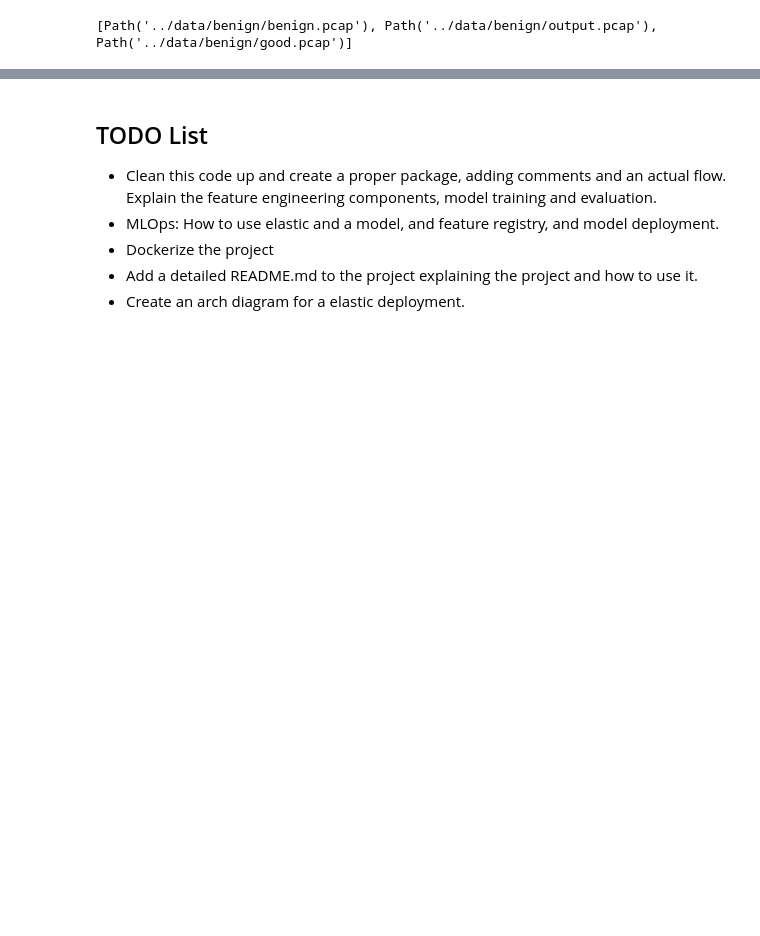
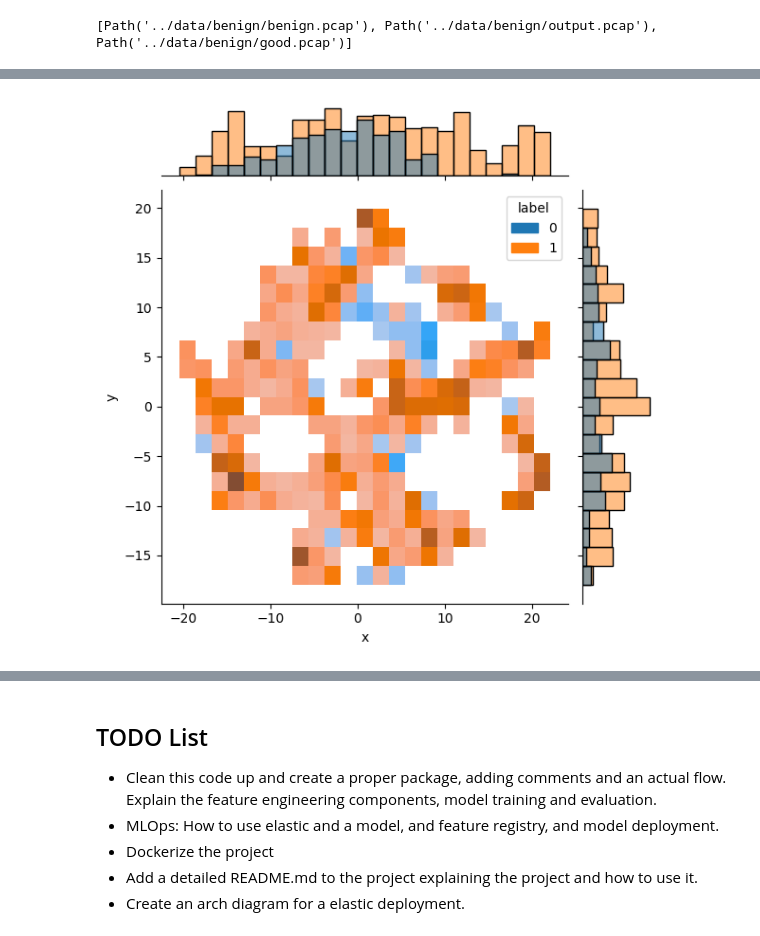
Before and after one commit to khannay/mdetect, a Jupyter notebook: nbs/00_core.ipynb, the cells around one changed output, grey strips where cells are left out. Cells and saved outputs as stored; diff of their text form; code cells hidden in the pictures; blank space fills up the shorter version.

```diff
--- a/nbs/00_core.ipynb
+++ b/nbs/00_core.ipynb
@@ -1210,3 +1064,22 @@ Ten most important features
+# %%
+# Create an tsne embedding of the data and show the labels from y_train
+
+
+import numpy as np
+from sklearn.manifold import TSNE
+import matplotlib.pyplot as plt
+import pandas as pd
+import seaborn as sns
+TSNE_model = TSNE(n_components=3)
+X_embedded = TSNE_model.fit_transform(X_train)
+
+df_tsne = pd.DataFrame({ 'x': X_embedded[:,0], 'y': X_embedded[:,1], 'z': X_embedded[:,2], 'label': y_train })
+sns.jointplot(data=df_tsne, x="x", y="y", hue="label", kind="hist");
+
+
+# Create an tsne embedding of the data and show the labels from y_train", hue="species", kind="kde")
+# %% [output]
+[figure, added]
 # %%
 
 TPATH = DATA_PATH / 'test/malware'
```
Also changed, not shown: parts of 33 cells of this notebook, 2 other files.
